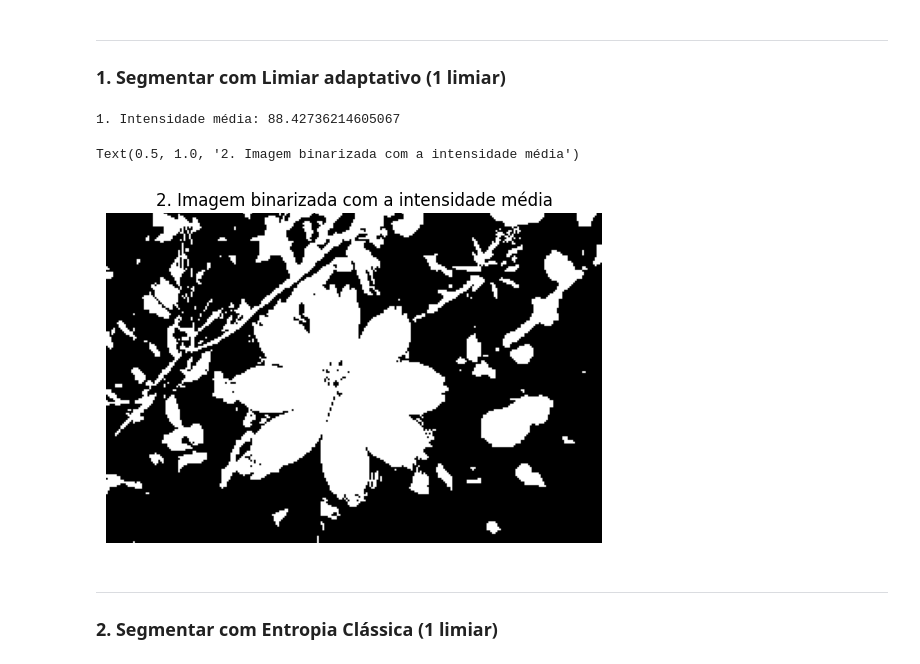
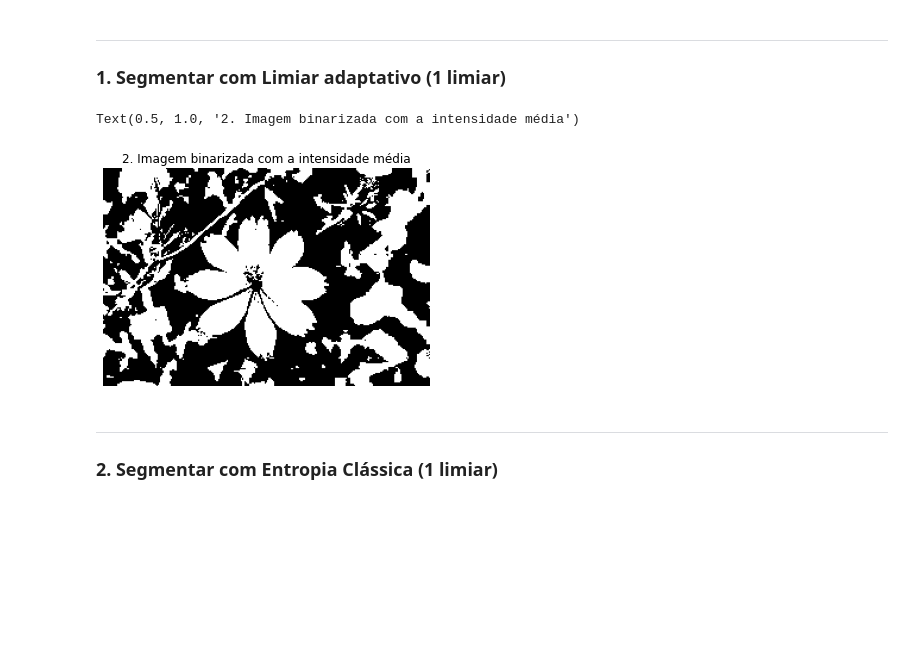
Before and after one commit to phdomingues/FEI-PhD_Masters-Subjects, a Jupyter notebook: ComputerVision/Atv02.ipynb, the cells around one changed output. Cells and saved outputs as stored; diff of their text form; code cells hidden in the pictures; blank space fills up the shorter version.

```diff
--- a/ComputerVision/Atv02.ipynb
+++ b/ComputerVision/Atv02.ipynb
@@ -18,25 +18,27 @@ IMG_PATH = './images/test_image.jpg' # Caminho da imagem que sera utilizada
 ### Funções auxiliares
 # %%
 # Mostra a imagem no notebook
-def show_image(image, ax=None):
+def show_image(image, ax=None, rgb=False):
+    cmap = None if rgb else 'gray'
     if ax is None:
         plt.figure()
-        plt.imshow(image, cmap='gray')
+        plt.imshow(image, cmap=cmap)
         plt.axis('off')
     else:
-        ax.imshow(image, cmap='gray')
+        ax.imshow(image, cmap=cmap)
         ax.axis('off')
 
 # Plota o histograma calculado previamente
-def plot_histogram(hist, threshold=None, ax=None):
+def plot_histogram(hist, thresholds=[], ax=None):
     if ax is None:
         plt.figure()
         plotter = plt
     else:
         plotter = ax
     plotter.bar(range(256), hist)
-    if threshold is not None:
-        plotter.axvline(threshold, ls='--', c='red', label=f'threshold ({threshold})')
+    for n, threshold in enumerate(thresholds):
+        c = plt.cm.get_cmap('Set1', len(thresholds))
+        plotter.axvline(threshold, ls='--', c=c(n), label=f'threshold ({threshold})')
         plotter.legend()
 
 # Cria o histograma da imagem
@@ -44,10 +46,16 @@ def histogram(image, density=False):
     hist, _ = np.histogram(image, bins=256, range=(0, 255))
     return hist
 
-def binarize(img, threshold):
+def apply_threshold(img, thresholds, reversed=False):
+    def get_color_idx(value, thresholds):
+        for idx, threshold in enumerate(sorted(thresholds)):
+            if value <= threshold:
+                return idx
+        return len(thresholds)
+    colors = [int(i*255/len(thresholds)) for i in range(len(thresholds)+1)][::-1 if reversed else 1]
     img_copy = img.copy()
-    func = lambda value: 0 if value < threshold else 255
-    return np.vectorize(func)(img_copy)
+    func = lambda value: colors[get_color_idx(value, thresholds)]
+    return np.vectorize(func)(img_copy).astype(np.uint8)
 # %% [markdown]
 ### Carregando dados
 # %%
@@ -68,17 +76,23 @@ plot_histogram(img_histogram)
 # %%
 # 1 - Inicialize o limiar T como a média das intensidades;
 n_pixels = (img.shape[0]*img.shape[1])
-T = np.sum([i*img_histogram[i] for i in range(256)])/n_pixels
-print(f'1. Intensidade média: {T}')
+# T = np.sum([i*img_histogram[i] for i in range(256)])/n_pixels
+bin_img = cv2.adaptiveThreshold(
+    img, # Imagem em int8 com 1 canal
+    255, # Valor máximo
+    cv2.ADAPTIVE_THRESH_GAUSSIAN_C, # Algoritmo
+    cv2.THRESH_BINARY, # Tipo de threshold
+    199, # Tamanho do bloco
+    1) # Constante subtraida da media
+# print(f'1. Intensidade média: {T}')
 # 2 - Binarize a Imagem de Entrada I usando o limiar T
-bin_img = binarize(img, T)
+# bin_img = apply_threshold(img, [T])
 show_image(bin_img)
 plt.title("2. Imagem binarizada com a intensidade média")
 # 3 - Calcule o novo limiar
 # %% [output]
-1. Intensidade média: 88.42736214605067
+Text(0.5, 1.0, '2. Imagem binarizada com a intensidade média')
-Text(0.5, 1.0, '2. Imagem binarizada com a intensidade média')
-[figure, old version]
+[figure, new version]
 # %% [markdown]
 ---
 
```
Also changed, not shown: parts of 19 cells of this notebook, 1 other file.
